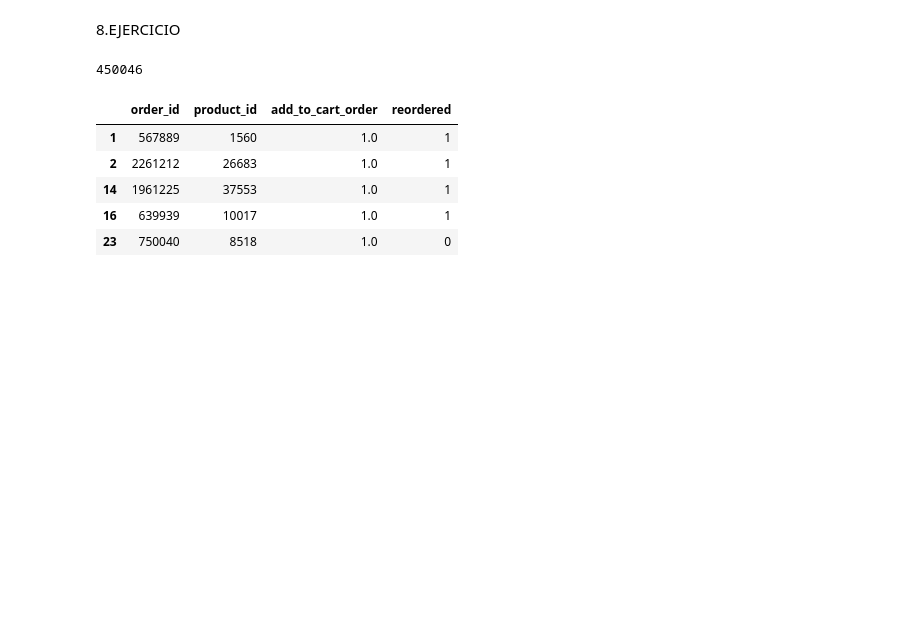
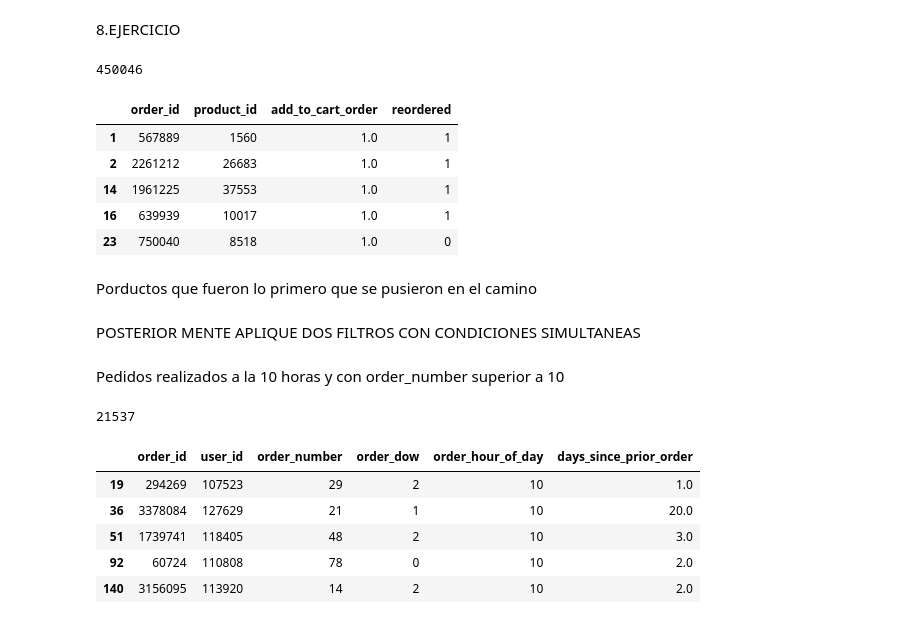
Before and after one commit to sjuandasat05-sudo/instacart-analisis, a Jupyter notebook: notebooks/00_entorno.ipynb, the cells around one changed output. Saved outputs shown, nothing was run; the diff lists cells and outputs as text; code cells hidden in the pictures; blank space fills up the shorter version.

```diff
--- a/notebooks/00_entorno.ipynb
+++ b/notebooks/00_entorno.ipynb
@@ -430,3 +444,21 @@ ej8.head()
 | 14 | 1961225 | 37553 | 1.0 | 1 |
 | 16 | 639939 | 10017 | 1.0 | 1 |
 | 23 | 750040 | 8518 | 1.0 | 0 |
+# %% [markdown]
+Porductos que fueron lo primero que se pusieron en el camino
+# %% [markdown]
+POSTERIOR MENTE APLIQUE DOS FILTROS CON CONDICIONES SIMULTANEAS
+# %% [markdown]
+Pedidos realizados a la 10 horas y con order_number superior a 10
+# %%
+filtro1 = orders[(orders["order_hour_of_day"] == 10) & (orders["order_number"] > 10)]
+print(len(filtro1))
+filtro1.head()
+# %% [output]
+21537
+|  | order_id | user_id | order_number | order_dow | order_hour_of_day | days_since_prior_order |
+| 19 | 294269 | 107523 | 29 | 2 | 10 | 1.0 |
+| 36 | 3378084 | 127629 | 21 | 1 | 10 | 20.0 |
+| 51 | 1739741 | 118405 | 48 | 2 | 10 | 3.0 |
+| 92 | 60724 | 110808 | 78 | 0 | 10 | 2.0 |
+| 140 | 3156095 | 113920 | 14 | 2 | 10 | 2.0 |
```
Also changed, not shown: parts of 44 cells of this notebook, 3 other files.
